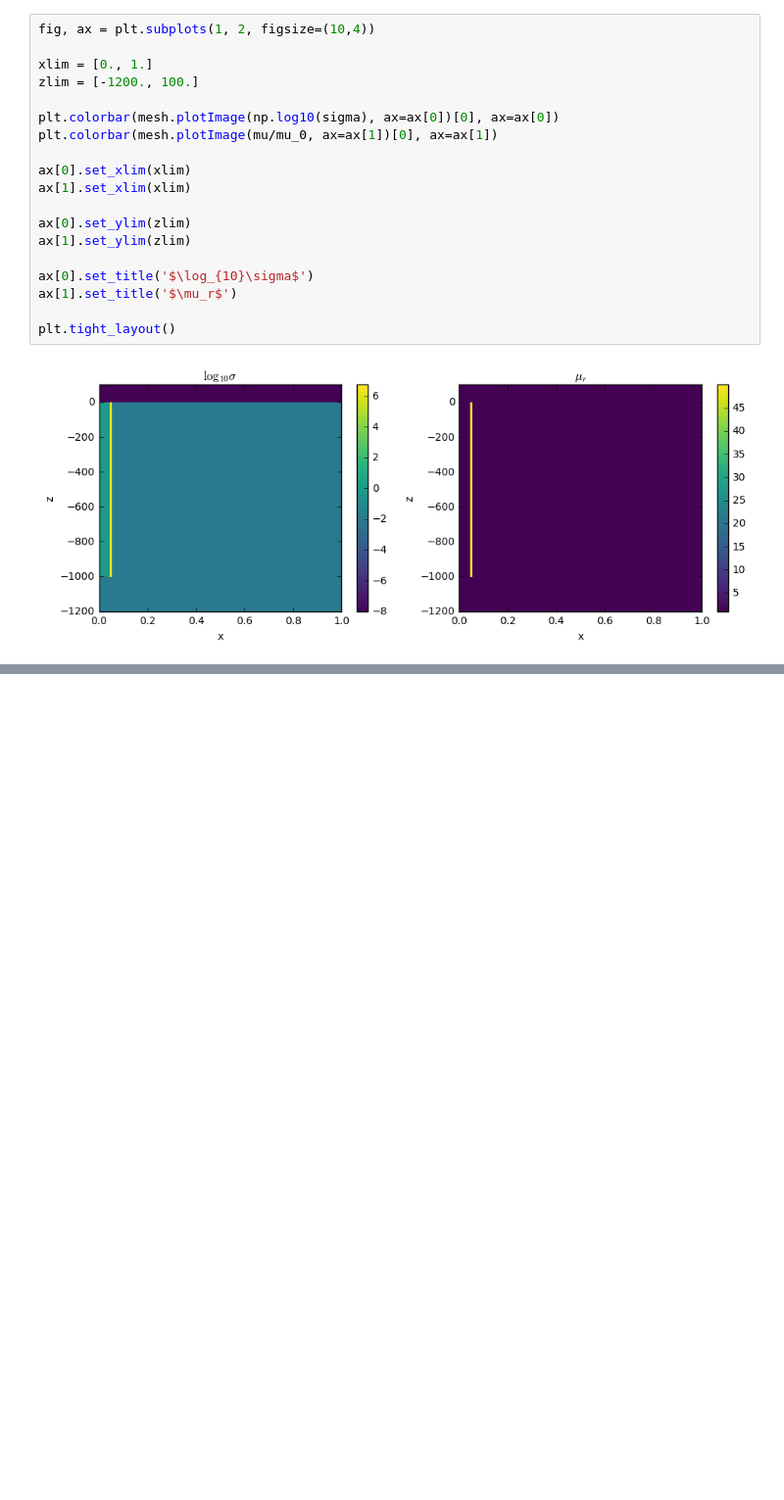
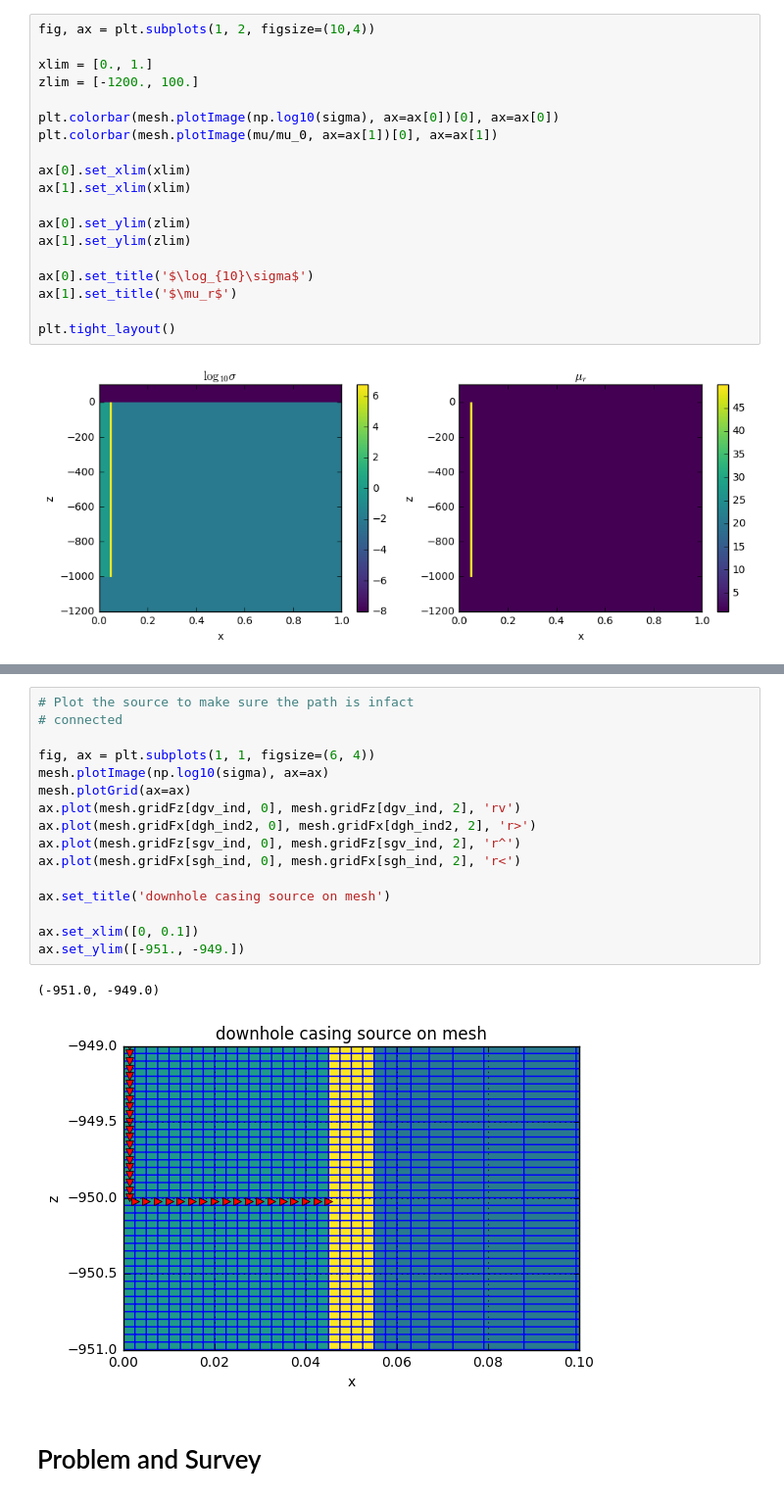
Before and after one commit to simpeg-research/casingSimulations, a Jupyter notebook: Magnetic Permeability Impacts.ipynb, the cells around one changed output, grey strips where cells are left out. Shown at 98% size. Drawn from its saved outputs; the diff is of its cells as text; blank space fills up the shorter version.

Commit message:
plot currents in the casing

```diff
--- a/Magnetic Permeability Impacts.ipynb
+++ b/Magnetic Permeability Impacts.ipynb
@@ -168,0 +215,21 @@ sigma.max()
+# %%
+# Plot the source to make sure the path is infact
+# connected
+
+fig, ax = plt.subplots(1, 1, figsize=(6, 4))
+mesh.plotImage(np.log10(sigma), ax=ax)
+mesh.plotGrid(ax=ax)
+ax.plot(mesh.gridFz[dgv_ind, 0], mesh.gridFz[dgv_ind, 2], 'rv')
+ax.plot(mesh.gridFx[dgh_ind2, 0], mesh.gridFx[dgh_ind2, 2], 'r>')
+ax.plot(mesh.gridFz[sgv_ind, 0], mesh.gridFz[sgv_ind, 2], 'r^')
+ax.plot(mesh.gridFx[sgh_ind, 0], mesh.gridFx[sgh_ind, 2], 'r<')
+
+ax.set_title('downhole casing source on mesh')
+
+ax.set_xlim([0, 0.1])
+ax.set_ylim([-951., -949.])
+# %% [output]
+(-951.0, -949.0)
+[figure, added]
+# %% [markdown]
+# Problem and Survey
```
Also changed, not shown: parts of 24 cells of this notebook.
